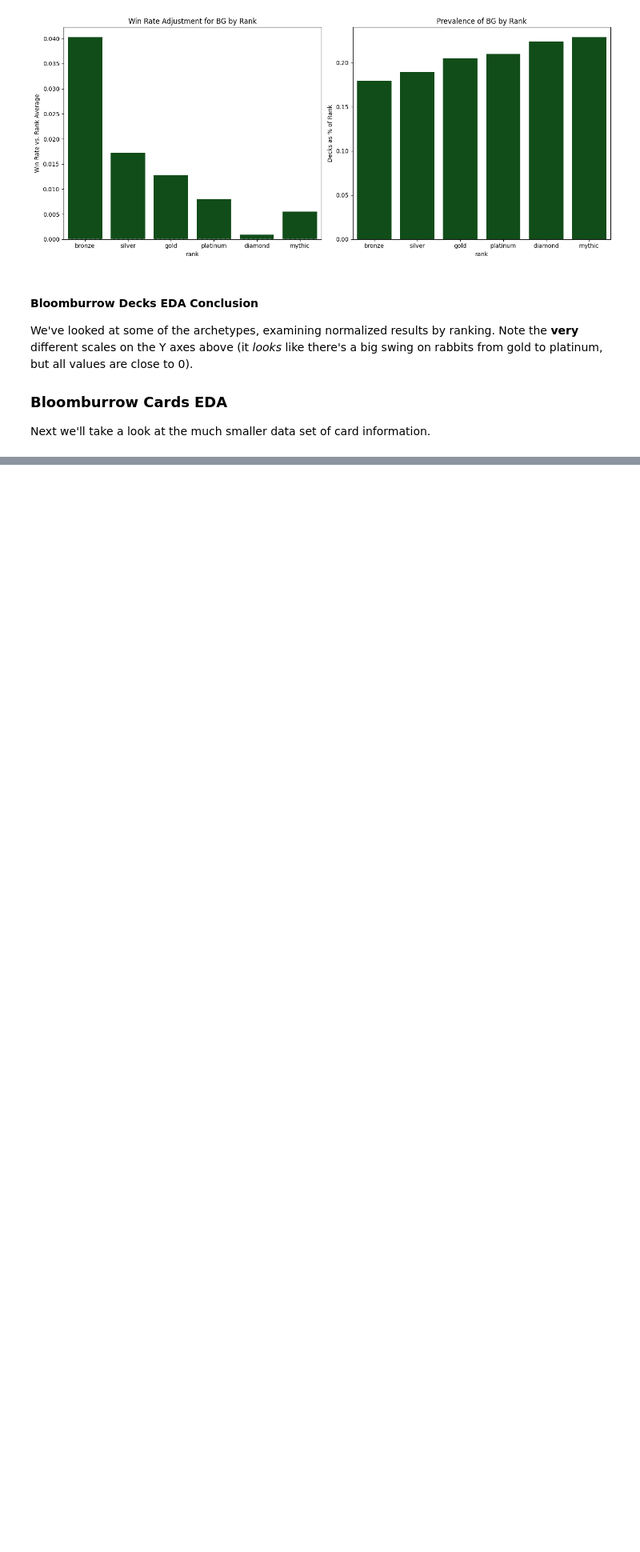
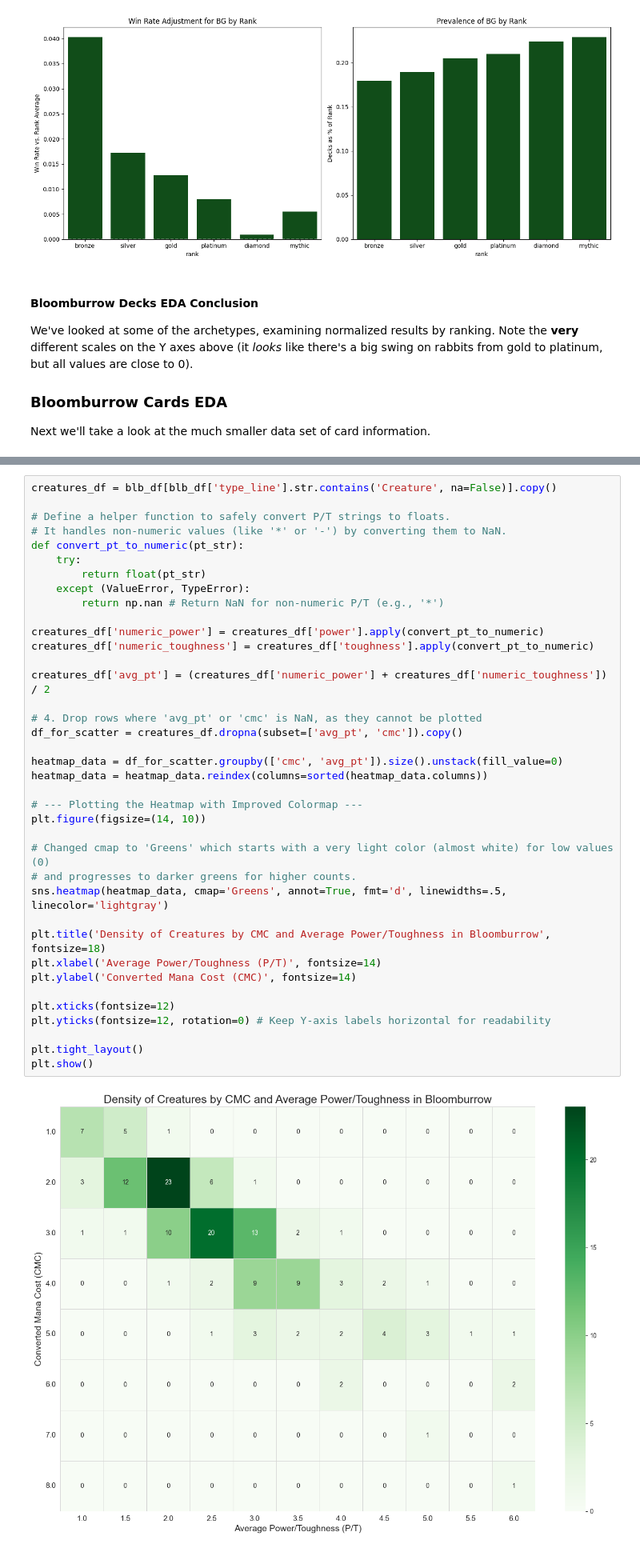
Before and after one commit to pauldennis2/manafest-destiny, a Jupyter notebook: presentation_notebook.ipynb, the cells around one changed output, grey strips where cells are left out. Shown: that part at 80% size. Drawn from its saved outputs; the diff is of its cells as text; blank space fills up the shorter version.

```diff
--- a/presentation_notebook.ipynb
+++ b/presentation_notebook.ipynb
@@ -478,0 +981,40 @@ Next we'll take a look at the much smaller data set of card information.
+# %%
+creatures_df = blb_df[blb_df['type_line'].str.contains('Creature', na=False)].copy()
+
+# Define a helper function to safely convert P/T strings to floats.
+# It handles non-numeric values (like '*' or '-') by converting them to NaN.
+def convert_pt_to_numeric(pt_str):
+    try:
+        return float(pt_str)
+    except (ValueError, TypeError):
+        return np.nan # Return NaN for non-numeric P/T (e.g., '*')
+
+creatures_df['numeric_power'] = creatures_df['power'].apply(convert_pt_to_numeric)
+creatures_df['numeric_toughness'] = creatures_df['toughness'].apply(convert_pt_to_numeric)
+
+creatures_df['avg_pt'] = (creatures_df['numeric_power'] + creatures_df['numeric_toughness']) / 2
+
+# 4. Drop rows where 'avg_pt' or 'cmc' is NaN, as they cannot be plotted
+df_for_scatter = creatures_df.dropna(subset=['avg_pt', 'cmc']).copy()
+
+heatmap_data = df_for_scatter.groupby(['cmc', 'avg_pt']).size().unstack(fill_value=0)
+heatmap_data = heatmap_data.reindex(columns=sorted(heatmap_data.columns))
+
+# --- Plotting the Heatmap with Improved Colormap ---
+plt.figure(figsize=(14, 10))
+
+# Changed cmap to 'Greens' which starts with a very light color (almost white) for low values (0)
+# and progresses to darker greens for higher counts.
+sns.heatmap(heatmap_data, cmap='Greens', annot=True, fmt='d', linewidths=.5, linecolor='lightgray')
+
+plt.title('Density of Creatures by CMC and Average Power/Toughness in Bloomburrow', fontsize=18)
+plt.xlabel('Average Power/Toughness (P/T)', fontsize=14)
+plt.ylabel('Converted Mana Cost (CMC)', fontsize=14)
+
+plt.xticks(fontsize=12)
+plt.yticks(fontsize=12, rotation=0) # Keep Y-axis labels horizontal for readability
+
+plt.tight_layout()
+plt.show()
+# %% [output]
+[figure, added]
```
Also changed, not shown: parts of 23 cells of this notebook, 5 other files.
